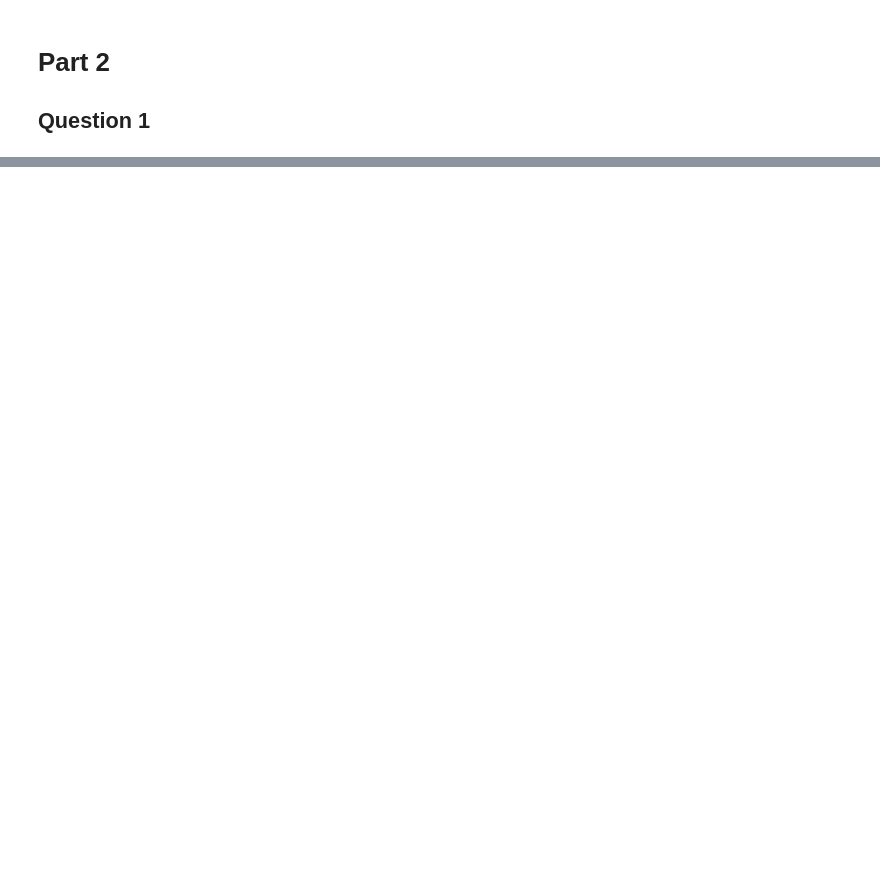
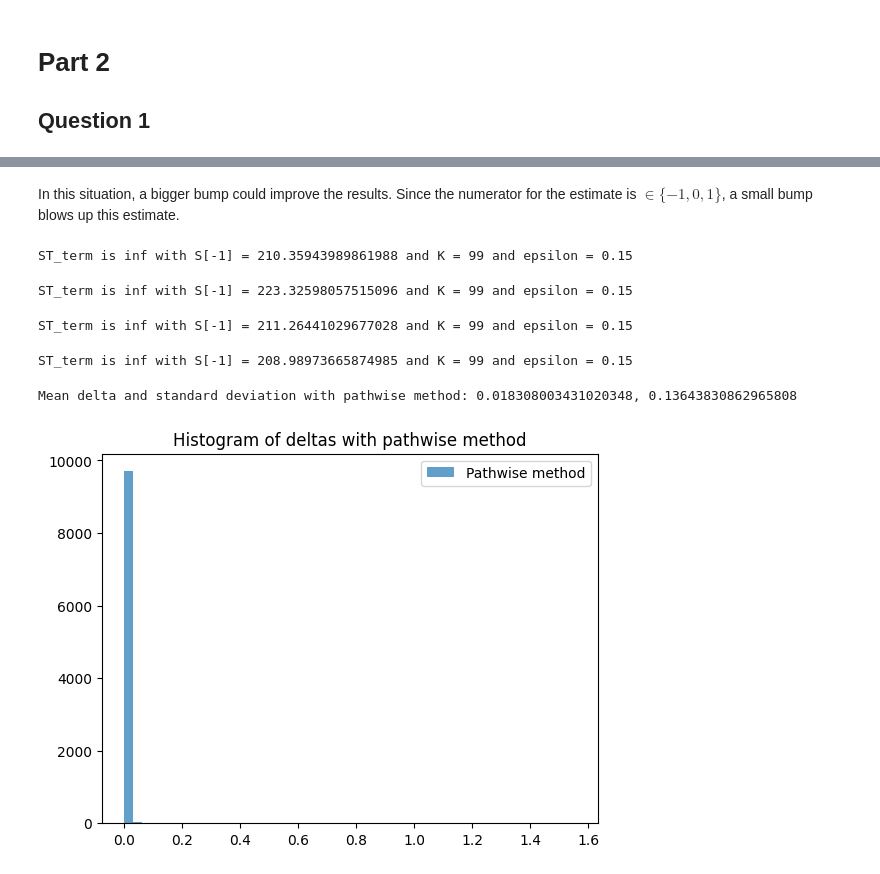
Before and after one commit to ThomasTenDamme/Comp_Finance_Group_16, a Jupyter notebook: Assignment 2/Part 2.ipynb, the cells around one changed output, grey strips where cells are left out. Saved outputs shown, nothing was run; the diff lists cells and outputs as text; code cells hidden in the pictures; blank space fills up the shorter version.

```diff
--- a/Assignment 2/Part 2.ipynb
+++ b/Assignment 2/Part 2.ipynb
@@ -124,0 +165,2 @@ print(delta_same)
+# %% [markdown]
+In this situation, a bigger bump could improve the results. Since the numerator for the estimate is $\in \{-1, 0, 1\}$, a small bump blows up this estimate.
@@ -124,0 +170,46 @@ print(delta_same)
+# %%
+# Pathwise method
+
+# Setting the parameter values
+T = 1               # The time to maturity = 1 year
+K = 99              # Strike price = 99 euros
+r = 0.06            # Risk-free interest rate = 6%
+S0 = 100            # The current stock price = 100 euros
+sigma_stock = 0.2   # Volatility in the stock price = 20%
+M = 365             # Number of time steps (calculate the new stock price every day of the year)
+
+epsilon = 0.15      # Smoothing function parameter
+
+N = 10000            # Number of repetitions
+
+delta = np.zeros(N)  # Array for results
+
+for i in tqdm(range(N), desc='Simulating deltas with pathwise method'):
+    S = sim_BS(T, r, S0 + bump, sigma_stock, M, seed=None)
+
+    ST_term = np.exp((S[-1] - K) / epsilon)
+
+    # Check if ST_term is too large or too small
+    if abs(ST_term) > 1e308 or abs(ST_term) < 1e-308:
+        print(f"ST_term is {ST_term} with S[-1] = {S[-1]} and K = {K} and epsilon = {epsilon}")
+        continue
+
+
+    # print(ST_term)
+    delta[i] = np.exp(-r * T) * ST_term / (epsilon * (ST_term + 1)**2) * S[-1] / S0
+
+print(f"Mean delta and standard deviation with pathwise method: {np.mean(delta)}, {np.std(delta)}")
+
+# Plotting the results in a histogram
+plt.figure()
+plt.hist(delta, bins=50, alpha=0.7, label='Pathwise method')
+plt.legend()
+plt.title('Histogram of deltas with pathwise method')
+plt.show()
+# %% [output]
+ST_term is inf with S[-1] = 210.35943989861988 and K = 99 and epsilon = 0.15
+ST_term is inf with S[-1] = 223.32598057515096 and K = 99 and epsilon = 0.15
+ST_term is inf with S[-1] = 211.26441029677028 and K = 99 and epsilon = 0.15
+ST_term is inf with S[-1] = 208.98973665874985 and K = 99 and epsilon = 0.15
+Mean delta and standard deviation with pathwise method: 0.018308003431020348, 0.13643830862965808
+[figure, added]
```
Also changed, not shown: parts of 8 cells of this notebook.
